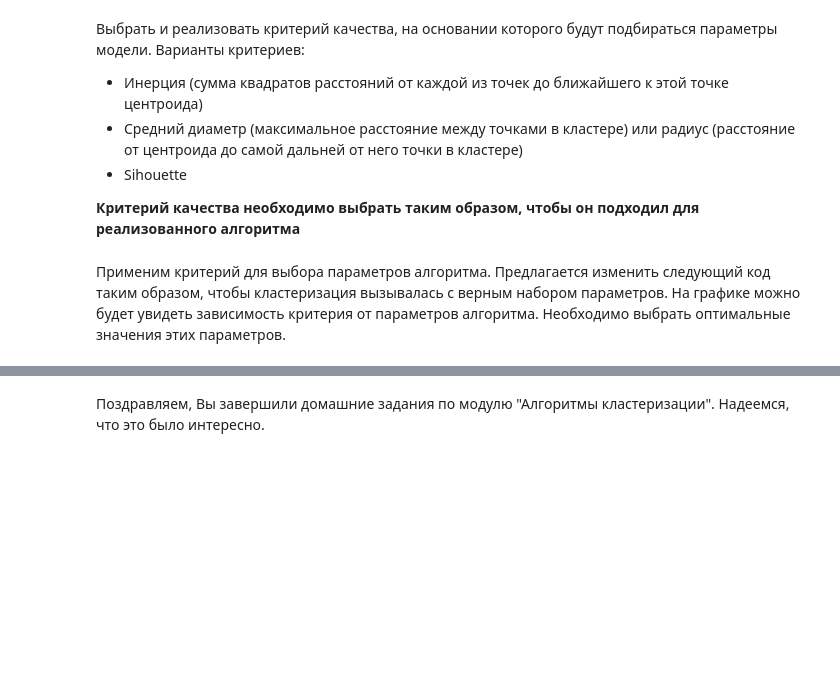
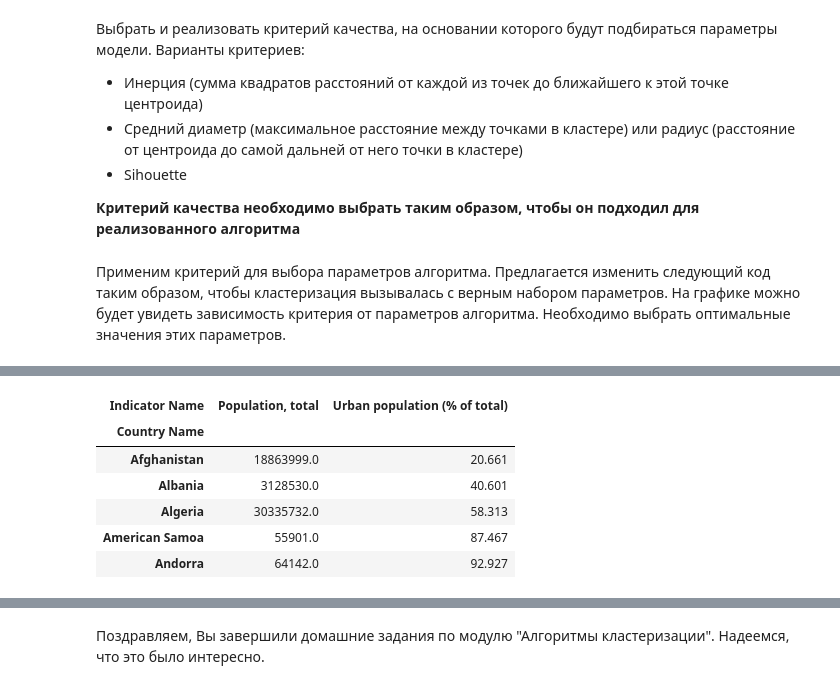
Before and after one commit to Jusill/data, a Jupyter notebook: Konstantinovsky_hw5.ipynb, the cells around one changed output, grey strips where cells are left out. Cells and saved outputs as stored; diff of their text form; code cells hidden in the pictures; blank space fills up the shorter version.

```diff
--- a/Konstantinovsky_hw5.ipynb
+++ b/Konstantinovsky_hw5.ipynb
@@ -368,0 +402,30 @@ df.head()
+# %%
+df_ = df_.fillna(df_.mean())
+df_ = df_.dropna(axis=1, how='all')
+#del df_['Surface area (sq. km)']
+del df_['Agricultural methane emissions (thousand metric tons of CO2 equivalent)']
+del df_['Urban population']
+del df_['Nitrous oxide emissions in energy sector (thousand metric tons of CO2 equivalent)']
+del df_['Methane emissions in energy sector (thousand metric tons of CO2 equivalent)']
+del df_['Agricultural nitrous oxide emissions (thousand metric tons of CO2 equivalent)']
+del df_['Population growth (annual %)']
+
+del df_['Population density (people per sq. km of land area)']
+del df_['Rural population']
+
+del df_['Rural population (% of total population)']
+del df_['Urban population growth (annual %)']
+
+del df_['Surface area (sq. km)']
+#del df_['Population, total']
+del df_['Land area (sq. km)']
+
+df_.head()
+# %% [output]
+| Indicator Name | Population, total | Urban population (% of total) |
+| Country Name |  |  |
+| Afghanistan | 18863999.0 | 20.661 |
+| Albania | 3128530.0 | 40.601 |
+| Algeria | 30335732.0 | 58.313 |
+| American Samoa | 55901.0 | 87.467 |
+| Andorra | 64142.0 | 92.927 |
```
Also changed, not shown: parts of 13 cells of this notebook.
